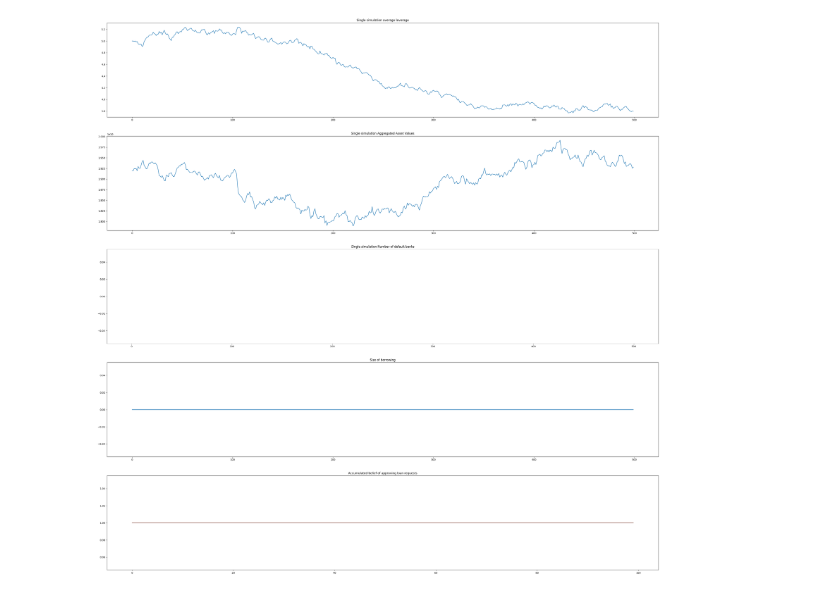
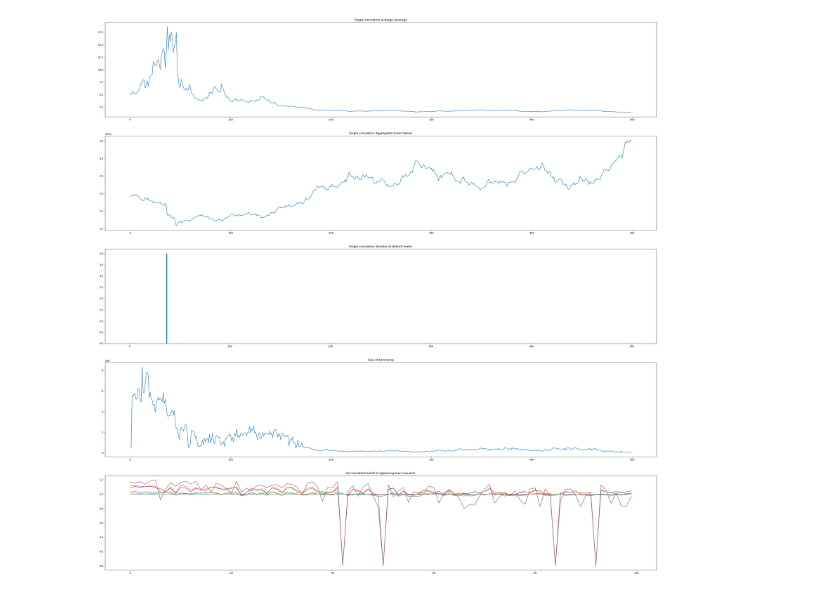
Before and after one commit to dongxulee/interbankAssets, a Jupyter notebook: bankingSystemLearning.ipynb, the cells around one changed output. Cells and saved outputs as stored; diff of their text form; code cells hidden in the pictures.

Commit message:
change the learning agent

```diff
--- a/bankingSystemLearning.ipynb
+++ b/bankingSystemLearning.ipynb
@@ -16,29 +18,30 @@ Error:
+# %%
+cMatrix = np.ones((100,100))*0.8
+np.fill_diagonal(cMatrix, 1)
+con = np.load("concentrationParams.npy")
 # %%
-theta = np.array([[-0.00082348],
- [-0.00650866]])
+theta = np.array([[1.77051349],[1.04388253]])
+theta = np.array(theta).reshape(-1,1)
 # simulation and data collection
 simulationSteps = 500
+cMatrix = np.ones((100,100))*0.8
+np.fill_diagonal(cMatrix, 1)
 model = bankingSystem(banksFile="balanceSheetAnalysis/banksData_2022.csv", # csv file used to initialize the bank agents
-                leverageRatio = 10.0,                                     # leverage ratio upper bound for all banks
-                depositReserve = 0.20,                                     # capital reserve as a ratio of portfolio value
+                leverageRatio = 20.0,                                     # leverage ratio upper bound for all banks
+                depositReserve = 0.2,                                     # capital reserve as a ratio of portfolio value
                 num_borrowing= 20,                                        # number of borrowing request per bank per step
-                sizeOfBorrowing = 1.0/3,                                      # size of borrowing as a ratio of equity capital
+                sizeOfBorrowing = 1.0, concentrationParameter = con,                                      # size of borrowing as a ratio of equity capital
                 num_banks=100,                                            # number of banks in the system
                 alpha = 0.5,                                              # portfolio recovery rate
                 beta = 0.9,                                               # interbank loan recovery rate
                 fedRate = 0.04,                                            # interest rate on borrowing
-                portfolioReturnRate = 0.10,                                # return rate on portfolio
+                portfolioReturnRate = 0.10,
+                # return rate on portfolio
                 returnVolatiliy = 0.18,
-                gammas = np.linspace(4.0,0.5,100).reshape(-1,1),
-                returnCorrelation = np.diag(np.ones(100)),
-                liquidityShockNum = 1,                                    # number of liquidity shocks per step
-                shockSize = 0.,                                          # size of the shock
-                shockDuration =  [300, 305],
-                theta = theta) # duration of the shock
-
-model.datacollector.collect(model)
-for i in tqdm(range(simulationSteps)):
-    model.simulate()
+                returnCorrelation = cMatrix,
+                liquidityShockNum = 10,                                    # number of liquidity shocks per step
+                shockSize = 0.02,                                          # size of the shock
+                shockDuration = [300, 302]) # duration of the shock
 
 agent_data = model.datacollector.get_agent_vars_dataframe()
 model_data = model.datacollector.get_model_vars_dataframe()
@@ -45,4 +53,4 @@ model_data = model.datacollector.get_model_vars_dataframe()
 # %%
-simulationMonitor(agent_data, model_data, simulationSteps)
+simulationMonitor(model, simulationSteps)
 # %% [output]
-[figure, old version]
+[figure, new version]
```
Also changed, not shown: parts of 2 cells of this notebook, 10 other files.
